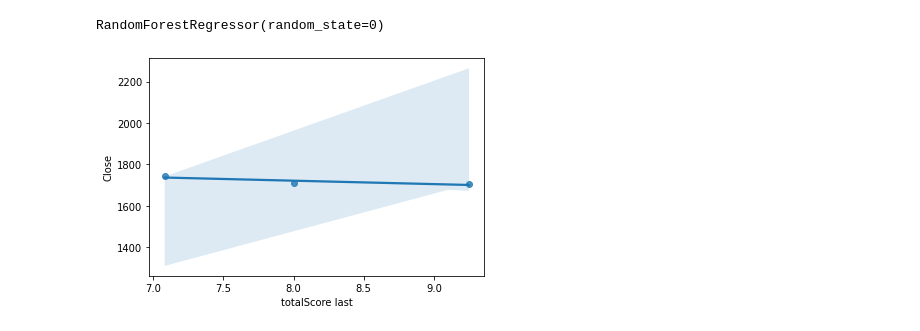
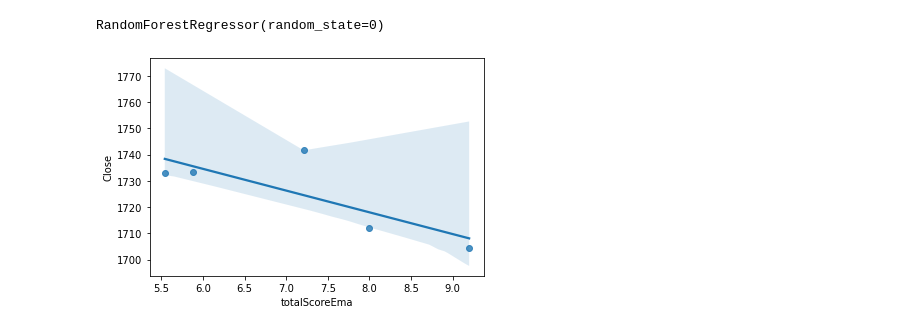
Before and after one commit to Dev-Mehta/StocksProject, a Jupyter notebook: Dump/notebbokDump mudel1.ipynb, the cells around one changed output. Cells and saved outputs as stored; diff of their text form; code cells hidden in the pictures.

Commit message:
New data added and model working

```diff
--- a/Dump/notebbokDump mudel1.ipynb
+++ b/Dump/notebbokDump mudel1.ipynb
@@ -96,5 +174,3 @@ data = data.tail(span+5)
-# %%
-data = data.drop(['Adj Close'], axis = 1)
 # %%
 data['5EMA'] = pd.Series.ewm(data['Close'], span=5).mean()
 
@@ -153,8 +230,8 @@ data
 # %%
-data = data.iloc[5:,:]
+data = data.iloc[-5:,:]
 # %%
-data['totalScore'] = totalScoreL[5:]
-data['totalScore last'] = data.totalScore.ewm(span=span).mean()
+data['totalScore'] = totalScoreL[-5:]
+data['totalScoreEma'] = data.totalScore.ewm(span=span).mean()
 # %% [output]
 A value is trying to be set on a copy of a slice from a DataFrame.
 Try using .loc[row_indexer,col_indexer] = value instead
@@ -227,5 +306,3 @@ len(totalScoreX),len(datesY)
-# %%
-data = data.iloc[:-1]
 # %%
 from sklearn.linear_model import LinearRegression
 
@@ -275,10 +367,10 @@ regressor.fit(np.asarray(data['totalScore last']).reshape(-1, 1),data['Close'])
 RandomForestRegressor(random_state=0)
 # %%
 import seaborn as sns
-sns.regplot(data['totalScore last'], data['Close'])
+sns.regplot(data['totalScoreEma'], data['Close'])
 plt.show()
 # %% [output]
-[figure, old version]
+[figure, new version]
 # %%
 regressor.predict(yhat)#predict close
 # %% [output]
```
Also changed, not shown: parts of 24 cells of this notebook, 29 other files.
